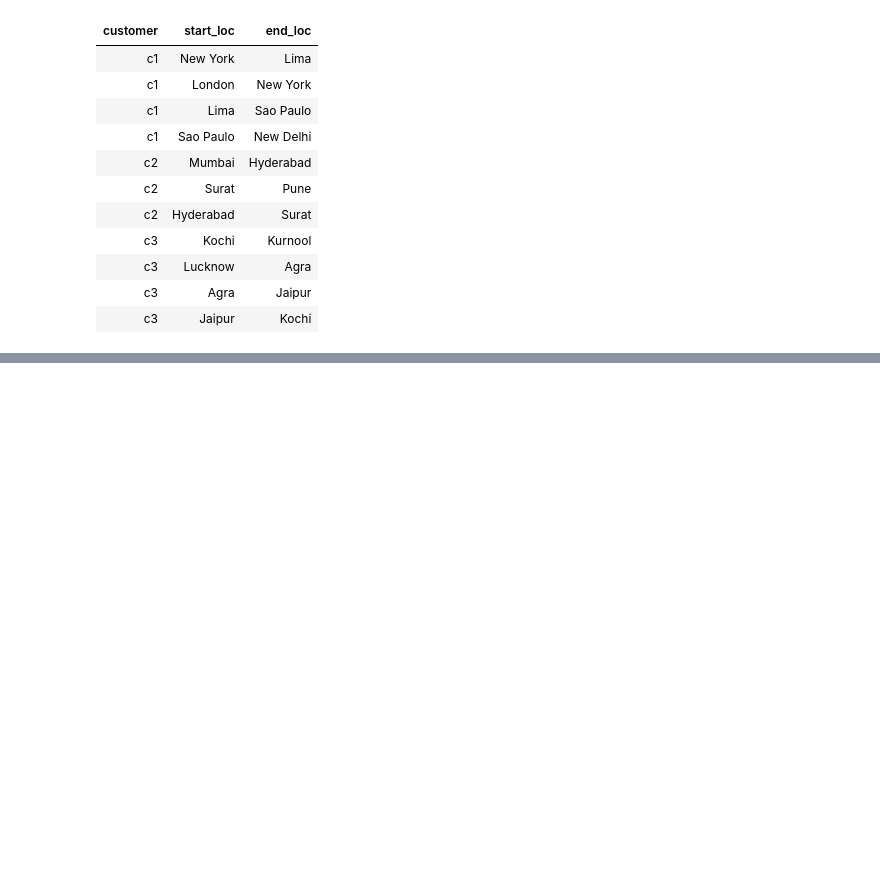
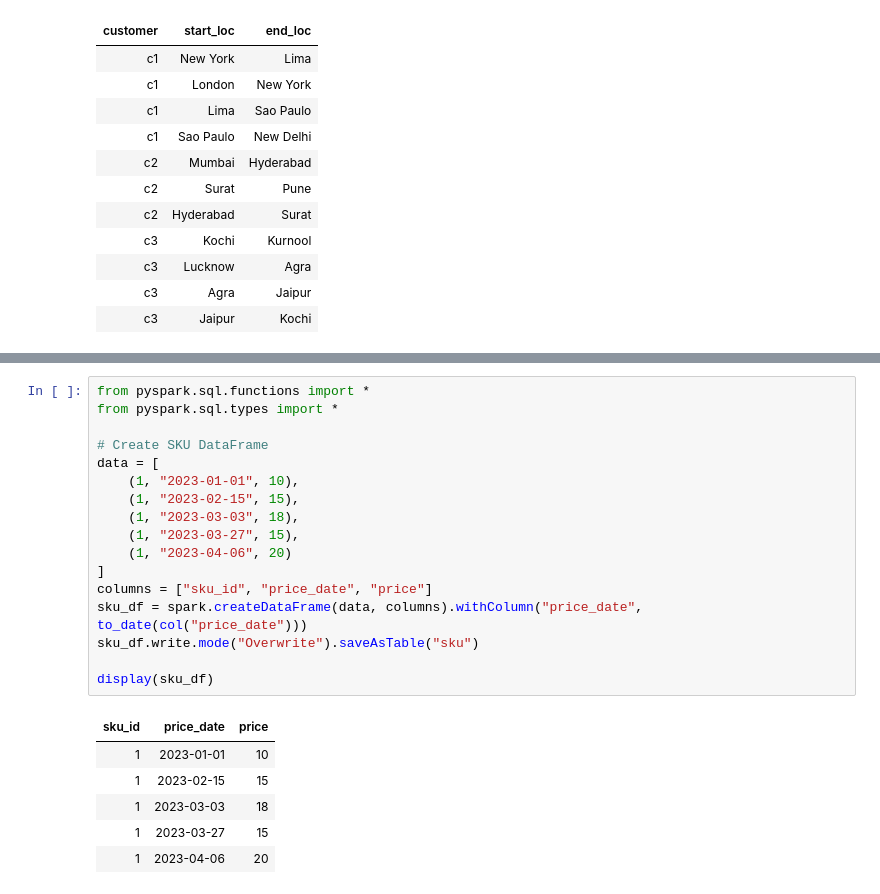
Before and after one commit to Rupam-1/SQL-Pyspark-practise_youtube, a Jupyter notebook: 07. PYSPARK - Part4.ipynb, the cells around one changed output, grey strips where cells are left out. Drawn from its saved outputs; the diff is of its cells as text; blank space fills up the shorter version.

```diff
--- a/07. PYSPARK - Part4.ipynb
+++ b/07. PYSPARK - Part4.ipynb
@@ -874,0 +875,24 @@ display(result)
+# %%
+from pyspark.sql.functions import *
+from pyspark.sql.types import *
+
+# Create SKU DataFrame
+data = [
+    (1, "2023-01-01", 10),
+    (1, "2023-02-15", 15),
+    (1, "2023-03-03", 18),
+    (1, "2023-03-27", 15),
+    (1, "2023-04-06", 20)
+]
+columns = ["sku_id", "price_date", "price"]
+sku_df = spark.createDataFrame(data, columns).withColumn("price_date", to_date(col("price_date")))
+sku_df.write.mode("Overwrite").saveAsTable("sku")
+
+display(sku_df)
+# %% [output]
+| sku_id | price_date | price |
+| 1 | 2023-01-01 | 10 |
+| 1 | 2023-02-15 | 15 |
+| 1 | 2023-03-03 | 18 |
+| 1 | 2023-03-27 | 15 |
+| 1 | 2023-04-06 | 20 |
```
Also changed, not shown: parts of 2 cells of this notebook, 1 other file.
